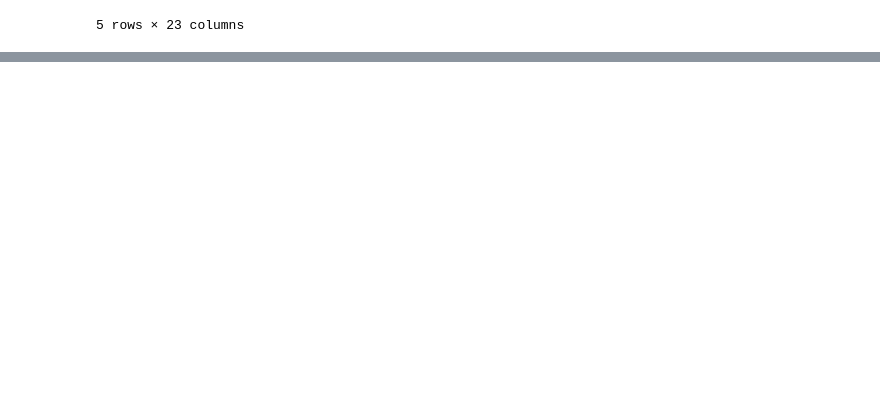
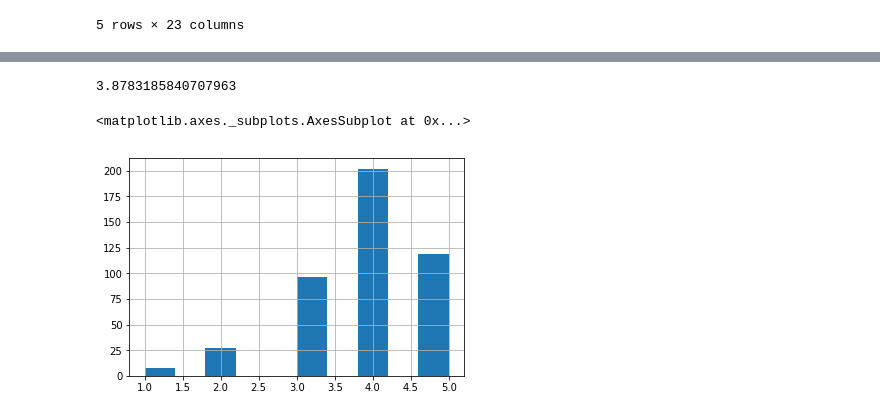
Before and after one commit to shirkeyaws/sagemaker-recommender-workshop, a Jupyter notebook: 01_exploring_data.ipynb, the cells around one changed output, grey strips where cells are left out. Drawn from its saved outputs; the diff is of its cells as text; code cells hidden in the pictures; blank space fills up the shorter version.

```diff
--- a/01_exploring_data.ipynb
+++ b/01_exploring_data.ipynb
@@ -108,0 +240,4 @@ items.head()
+# %%
+toy_story=data[(data.movieid == 1)]
+toy_story.head()
+#toy_story['rating'].hist()
@@ -108,0 +254,9 @@ items.head()
+# %%
+toy_story['rating'].mean()
+# %% [output]
+3.8783185840707963
+# %%
+toy_story['rating'].hist()
+# %% [output]
+<matplotlib.axes._subplots.AxesSubplot at 0x...>
+[figure, added]
```
Also changed, not shown: parts of 21 cells of this notebook, 1 other file.
